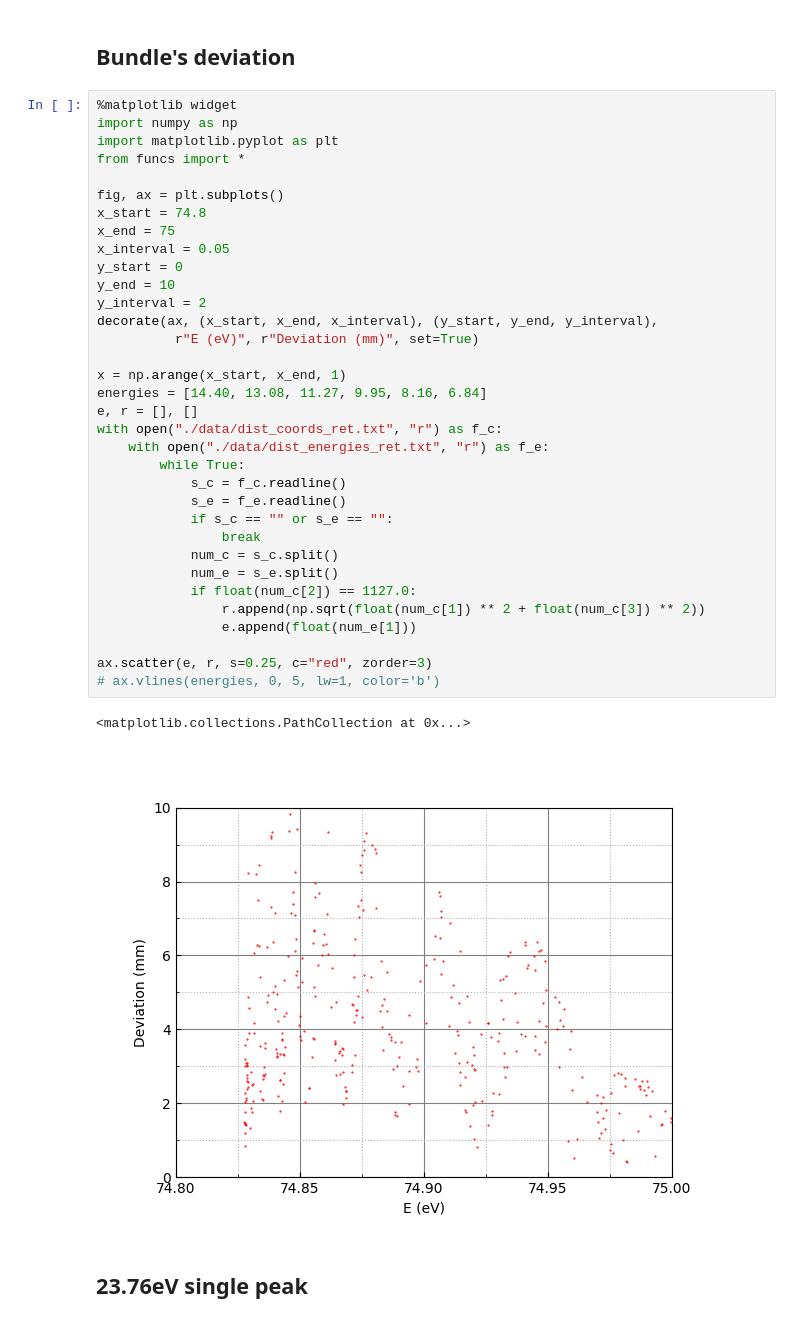
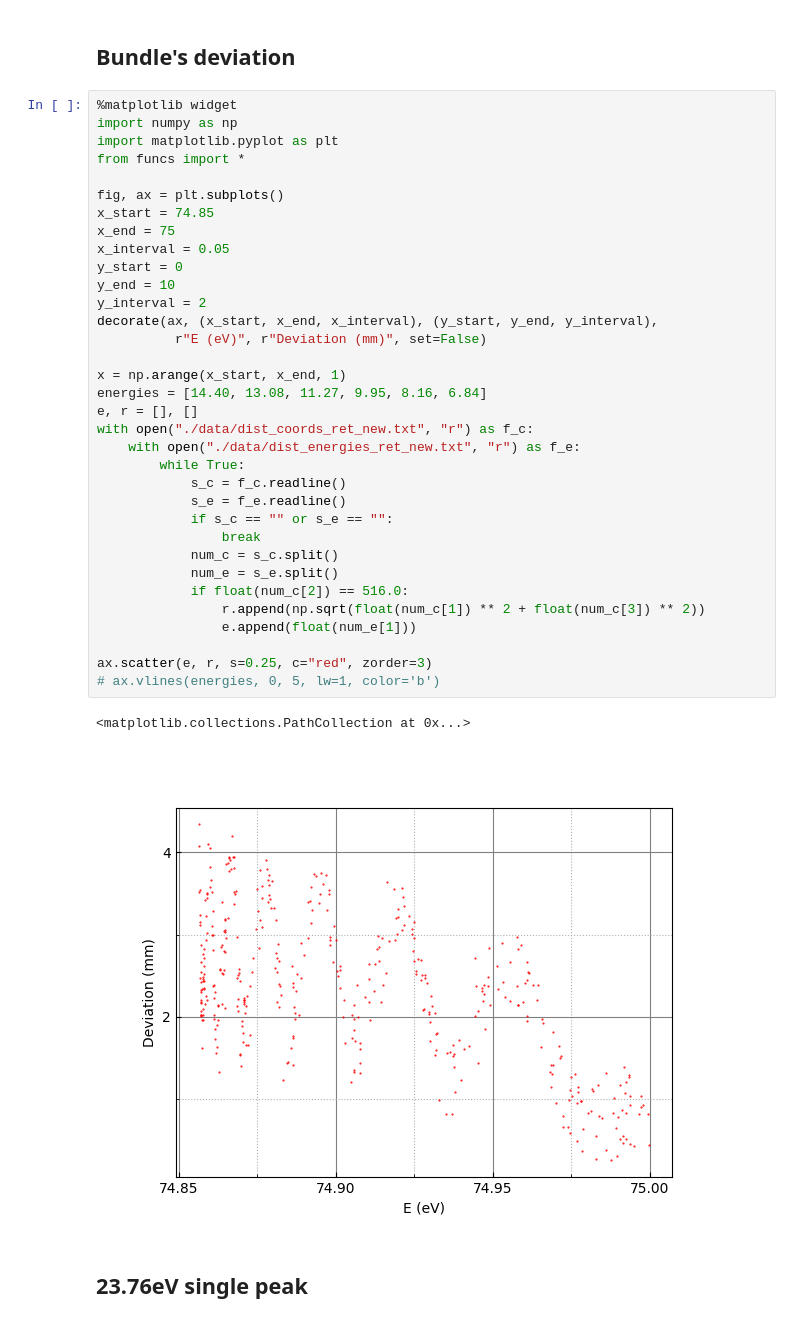
Before and after one commit to MohannadC/tof, a Jupyter notebook: smth.ipynb, the cells around one changed output. Saved outputs shown, nothing was run; the diff lists cells and outputs as text.

```diff
--- a/smth.ipynb
+++ b/smth.ipynb
@@ -65,39 +78,39 @@ df
 %matplotlib widget
 import numpy as np
 import matplotlib.pyplot as plt
 from funcs import *
 
 fig, ax = plt.subplots()
-x_start = 74.8
+x_start = 74.85
 x_end = 75
 x_interval = 0.05
 y_start = 0
 y_end = 10
 y_interval = 2
 decorate(ax, (x_start, x_end, x_interval), (y_start, y_end, y_interval),
-          r"E (eV)", r"Deviation (mm)", set=True)
+          r"E (eV)", r"Deviation (mm)", set=False)
 
 x = np.arange(x_start, x_end, 1)
 energies = [14.40, 13.08, 11.27, 9.95, 8.16, 6.84]
 e, r = [], []
-with open("./data/dist_coords_ret.txt", "r") as f_c:
-    with open("./data/dist_energies_ret.txt", "r") as f_e:
+with open("./data/dist_coords_ret_new.txt", "r") as f_c:
+    with open("./data/dist_energies_ret_new.txt", "r") as f_e:
         while True:
             s_c = f_c.readline()
             s_e = f_e.readline()
             if s_c == "" or s_e == "":
                 break
             num_c = s_c.split()
             num_e = s_e.split()
-            if float(num_c[2]) == 1127.0:
+            if float(num_c[2]) == 516.0:
                 r.append(np.sqrt(float(num_c[1]) ** 2 + float(num_c[3]) ** 2))
                 e.append(float(num_e[1]))
 
 ax.scatter(e, r, s=0.25, c="red", zorder=3)
 # ax.vlines(energies, 0, 5, lw=1, color='b')
 # %% [output]
 <matplotlib.collections.PathCollection at 0x...>
-[figure, old version]
+[figure, new version]
 # %% [markdown]
 ## 23.76eV single peak <a class="anchor" id="section-8"></a>
 # %%
```
Also changed, not shown: parts of 2 cells of this notebook, 1 other file.
